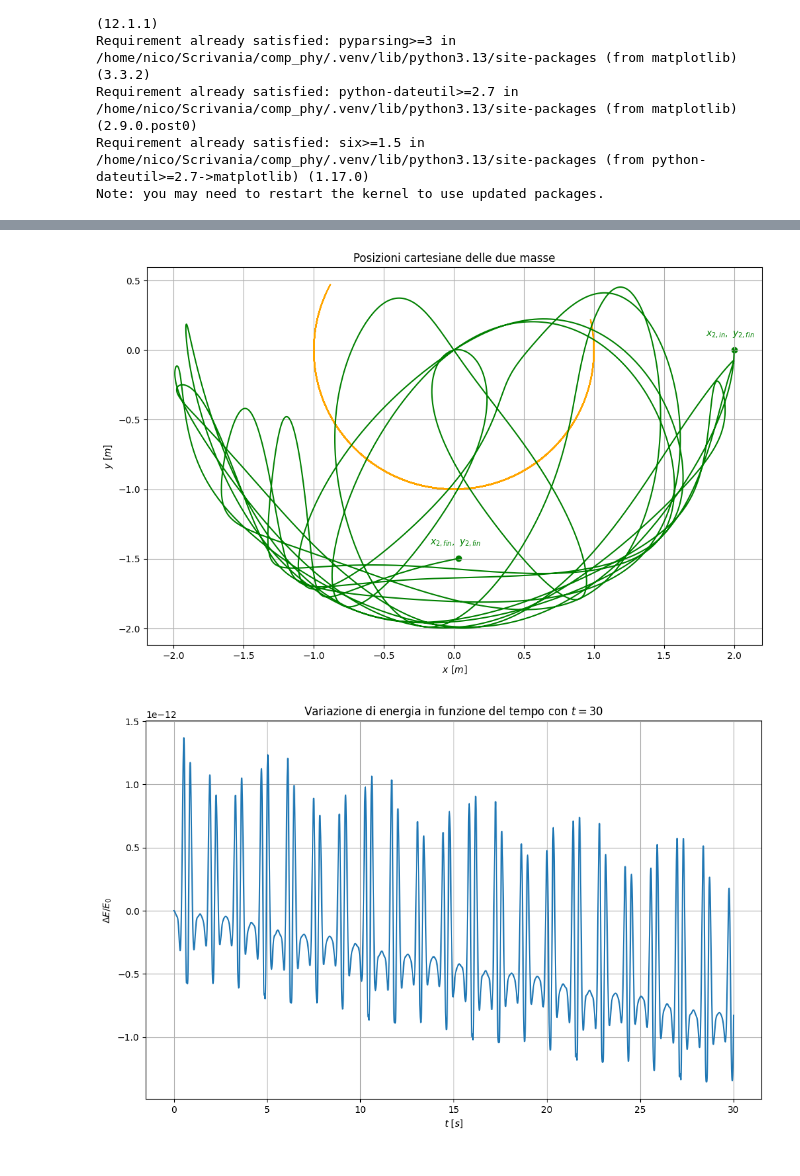
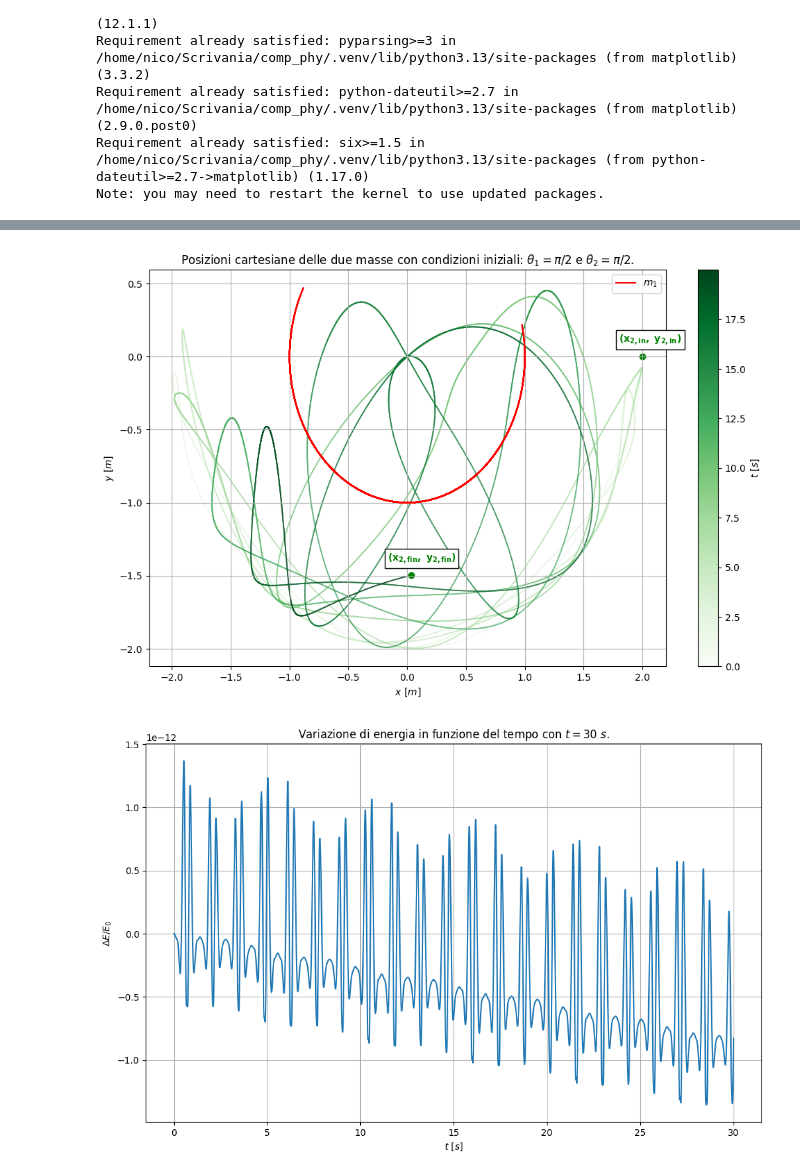
Before and after one commit to nicola-lamaddalena/computational_physics_course, a Jupyter notebook: ode/doppio_pendolo/doppio_pendolo.ipynb, the cells around one changed output, grey strips where cells are left out. Cells and saved outputs as stored; diff of their text form; code cells hidden in the pictures.

```diff
--- a/ode/doppio_pendolo/doppio_pendolo.ipynb
+++ b/ode/doppio_pendolo/doppio_pendolo.ipynb
@@ -92,21 +97,24 @@ plt.show()
 # %%
+times = np.arange(0, 20, h)
+p1, v1, p2, v2 = rk4(theta1=np.pi/2, theta2=np.pi/2, omega1=0.0, omega2= 0.0, h=h, times=times, f=acc)
 x1, y1 = np.sin(p1), -np.cos(p1)
 x2, y2 = x1 + np.sin(p2), y1 - np.cos(p2)
 
-plt.plot(x1, y1, color="orange")
-plt.plot(x2, y2, color="green")
+plt.plot(x1, y1, color="red", label=r"$m_1$")
+plt.scatter(x2, y2, c=times, cmap="Greens", s=0.1)
+plt.colorbar(label=r"$t\ [s]$")
 plt.grid()
 plt.xlabel(r"$x\ [m]$")
 plt.ylabel(r"$y\ [m]$")
-plt.title("Posizioni cartesiane delle due masse")
+plt.title(r"Posizioni cartesiane delle due masse con condizioni iniziali: $\theta_1=\pi/2$ e $\theta_2=\pi/2$.")
 plt.scatter(x2[0], y2[0], color="green")
-plt.text(x2[0]-0.2, y2[0]+0.1, s=r"$x_{2,in},\ y_{2,fin}$", fontweight="bold", color="green")
+plt.text(x2[0]-0.2, y2[0]+0.1, s=r"$\mathbf{(x_{2,in},\ y_{2,in})}$", fontweight="bold", color="green", fontsize=10, bbox=dict(facecolor="white", edgecolor="black", alpha=1, boxstyle="square", pad=0.3))
 plt.scatter(x2[-1], y2[-1], color="green")
-plt.text(x2[-1]-0.2, y2[-1]+0.1, s=r"$x_{2,fin},\ y_{2,fin}$", fontweight="bold", color="green")
-
+plt.text(x2[-1]-0.2, y2[-1]+0.1, s=r"$\mathbf{(x_{2,fin},\ y_{2,fin})}$", fontweight="bold", color="green", fontsize=10, bbox=dict(facecolor="white", edgecolor="black", alpha=1, boxstyle="square", pad=0.3))
+plt.legend()
 plt.show()
 # %% [output]
-[figure, old version]
+[figure, new version]
 # %%
 def energy(x1: float, v1: float, x2: float, v2: float, m1: float = 1, m2: float = 1, L1: float = 1, L2: float = 1) -> float:
     g = 9.81
```
Also changed, not shown: parts of 6 cells of this notebook.
